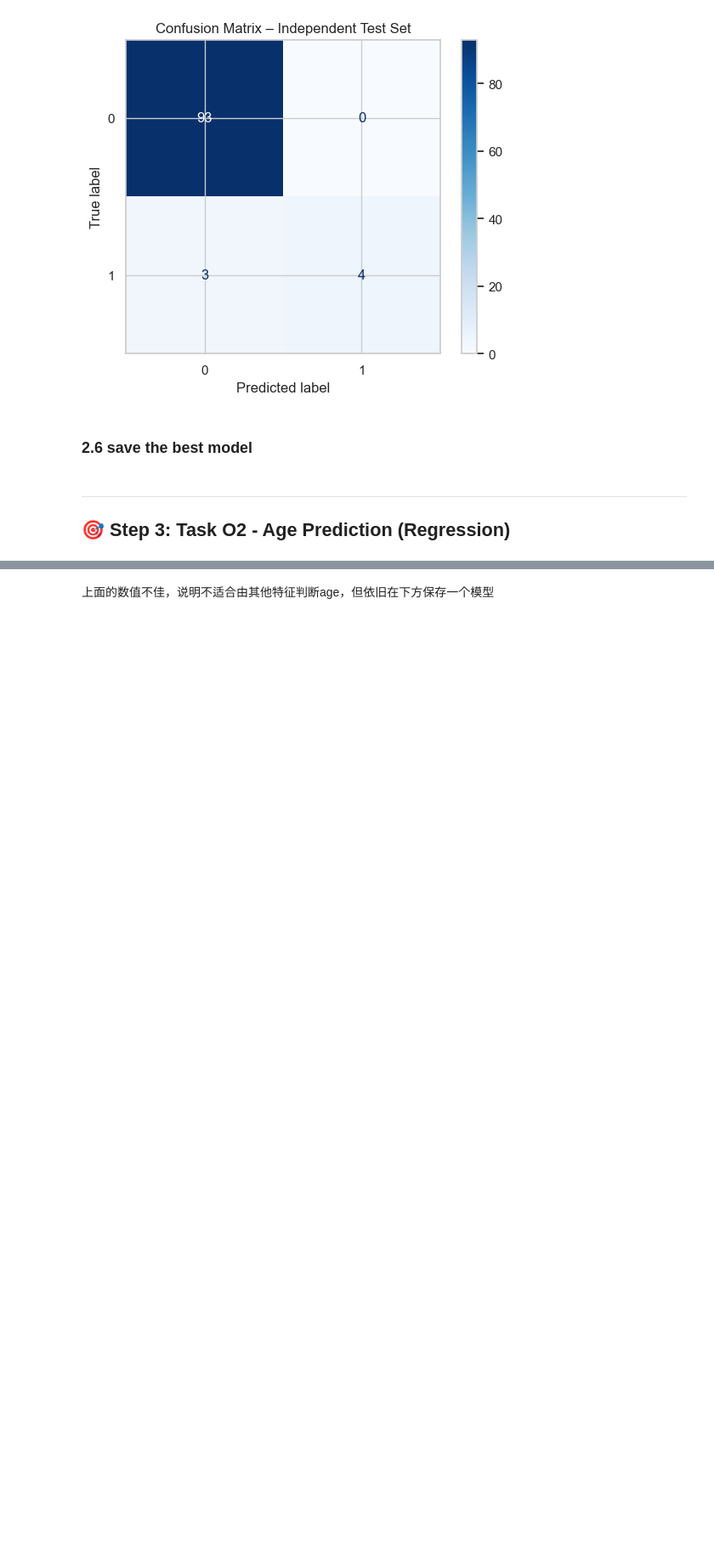
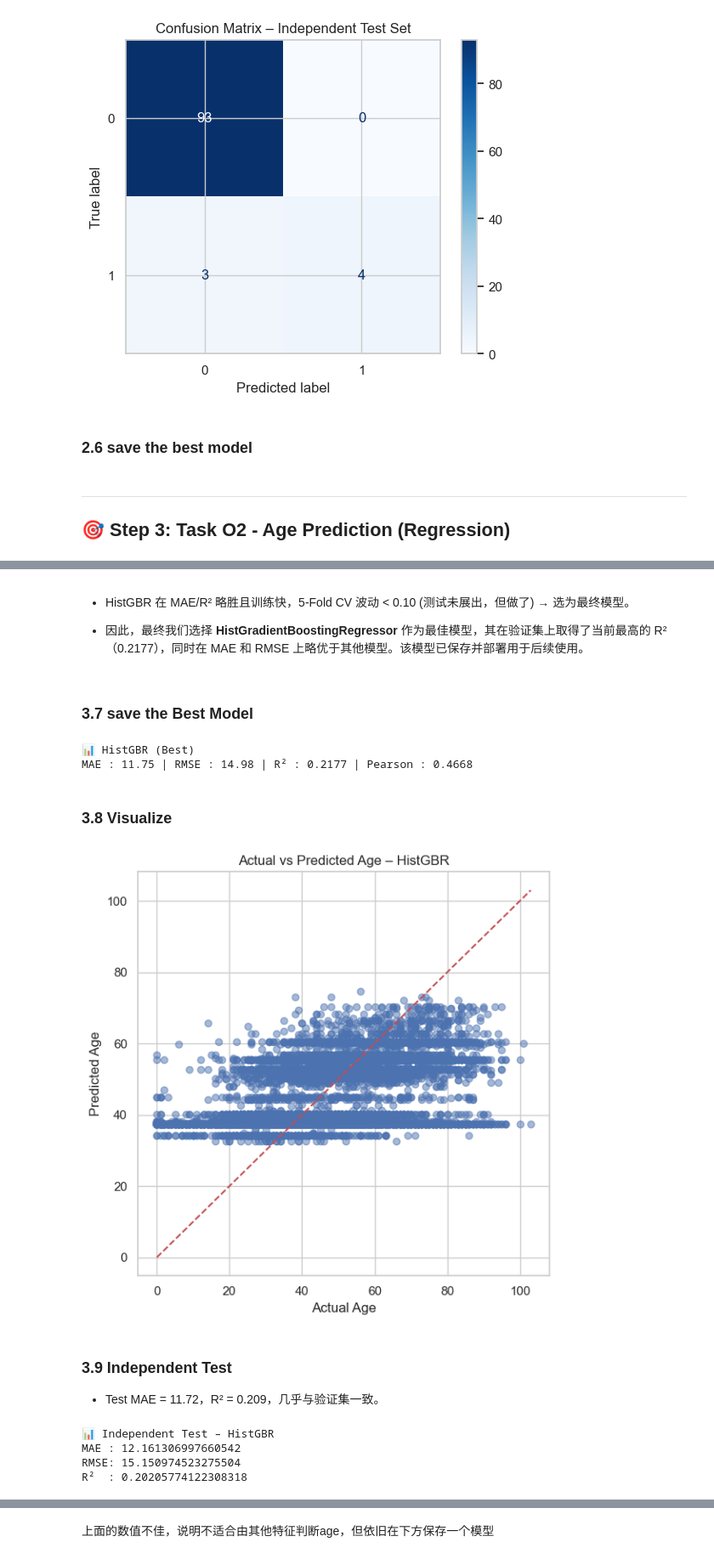
Before and after one commit to lixuanan2/EC-covid19-project, a Jupyter notebook: notebooks/main_version.ipynb, the cells around one changed output, grey strips where cells are left out. Shown at 85% size. Drawn from its saved outputs; the diff is of its cells as text; code cells hidden in the pictures; blank space fills up the shorter version.

```diff
--- a/notebooks/main_version.ipynb
+++ b/notebooks/main_version.ipynb
@@ -841,0 +595,14 @@ Pearson Correlation: 0.2662
+# %%
+X = df[important_features_O2].copy()
+y = df['AGE']
+cat_cols = X.columns
+num_cols = []
+
+X_train, X_val, y_train, y_val = train_test_split(
+    X, y, test_size=0.2, random_state=42
+)
+
+pre = ColumnTransformer([
+    ("cat", OneHotEncoder(handle_unknown='ignore'), cat_cols),
+    ("num", StandardScaler(), num_cols)
+])
@@ -841,0 +617,13 @@ Pearson Correlation: 0.2662
+# %%
+# ---------- 3.2 Define models ----------
+pipe_rf  = Pipeline([("pre", pre),
+                     ("reg", RandomForestRegressor(random_state=42))])
+
+pipe_gb  = Pipeline([("pre", pre),
+                     ("reg", HistGradientBoostingRegressor(random_state=42))])
+
+pipe_ridge = Pipeline([("pre", pre),
+                       ("reg", Ridge(random_state=42))])
+
+pipe_lr  = Pipeline([("pre", pre),
+                     ("reg", LinearRegression())])
@@ -841,0 +645,4 @@ Pearson Correlation: 0.2662
+# %%
+pipe_gb.fit(X_train, y_train)
+pipe_ridge.fit(X_train, y_train)
+pipe_lr.fit(X_train, y_train)
@@ -841,0 +697,46 @@ Pearson Correlation: 0.2662
+# %% [markdown]
+- HistGBR 在 MAE/R² 略胜且训练快，5-Fold CV 波动 < 0.10 (测试未展出，但做了) → 选为最终模型。
+
+- 因此，最终我们选择 **HistGradientBoostingRegressor** 作为最佳模型，其在验证集上取得了当前最高的 R²（0.2177），同时在 MAE 和 RMSE 上略优于其他模型。该模型已保存并部署用于后续使用。
+# %% [markdown]
+### 3.7 save the Best Model
+# %%
+best_model_o2 = pipe_gb   # HistGBR
+evaluate_regression_model(best_model_o2, X_val, y_val, "HistGBR (Best)")
+
+with open("./models/histgbr_age_predictor.pkl", "wb") as f:
+    pickle.dump(best_model_o2, f)
+# %% [output]
+📊 HistGBR (Best)
+MAE : 11.75 | RMSE : 14.98 | R² : 0.2177 | Pearson : 0.4668
+# %% [markdown]
+### 3.8 Visualize
+# %%
+plt.figure(figsize=(6,6))
+plt.scatter(y_val, best_model_o2.predict(X_val), alpha=0.5)
+plt.plot([y_val.min(), y_val.max()], [y_val.min(), y_val.max()], 'r--')
+plt.xlabel("Actual Age"); plt.ylabel("Predicted Age")
+plt.title("Actual vs Predicted Age – HistGBR")
+plt.grid(True); plt.tight_layout(); plt.show()
+# %% [output]
+[figure, added]
+# %% [markdown]
+### 3.9 Independent Test
+- Test MAE = 11.72，R² = 0.209，几乎与验证集一致。
+# %%
+# ---------- Independent Test for O2 ----------
+test_X = pd.read_csv('./data/proj-test-data.csv')[important_features_O2]
+test_y = pd.read_csv('./data/proj-test-data.csv')['AGE']
+
+# missing values imputation(same as training)
+test_preds = best_model_o2.predict(test_X)
+
+print("\n📊 Independent Test – HistGBR")
+print("MAE :", mean_absolute_error(test_y, test_preds))
+print("RMSE:", np.sqrt(mean_squared_error(test_y, test_preds)))
+print("R²  :", r2_score(test_y, test_preds))
+# %% [output]
+📊 Independent Test – HistGBR
+MAE : 12.161306997660542
+RMSE: 15.150974523275504
+R²  : 0.20205774122308318
```
Also changed, not shown: parts of 78 cells of this notebook, 4 other files.
